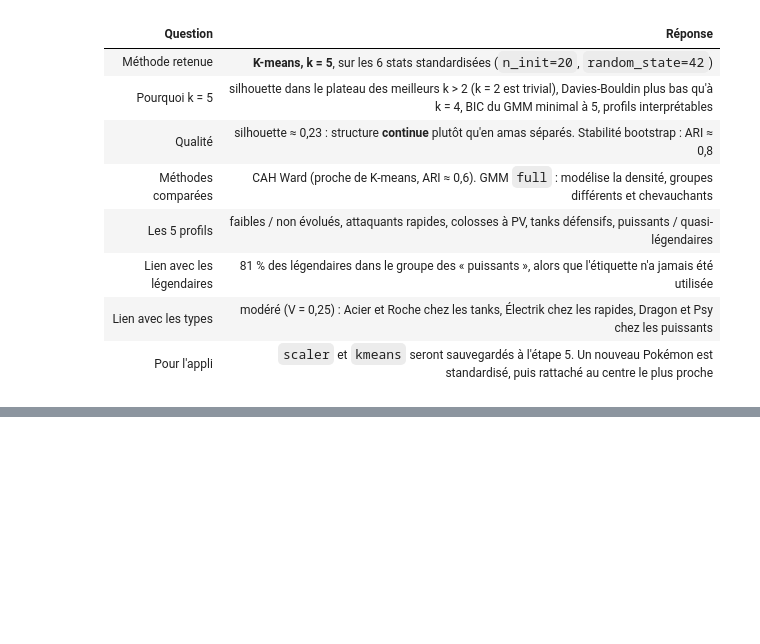
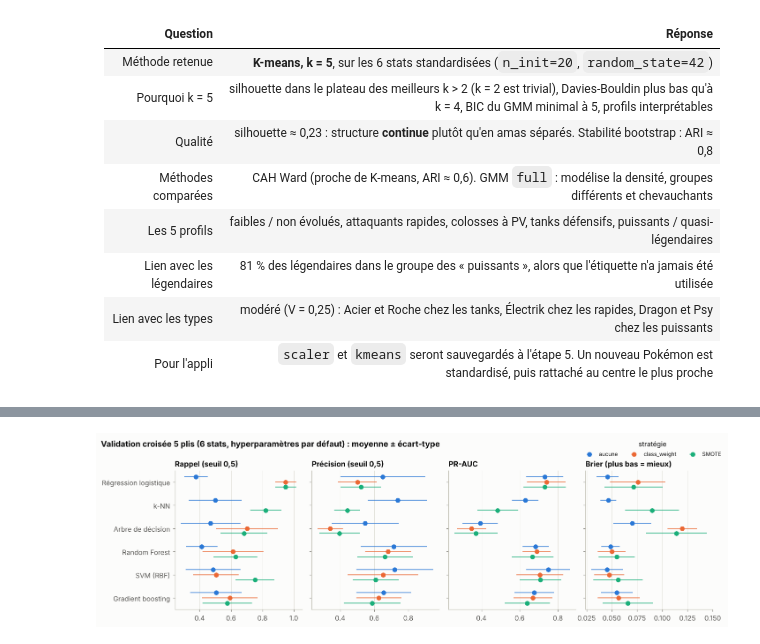
Before and after one commit to iceteeframboise/pokedex, a Jupyter notebook: notebooks/1_tabulaire.ipynb, the cells around one changed output, grey strips where cells are left out. Cells and saved outputs as stored; diff of their text form; code cells hidden in the pictures; blank space fills up the shorter version.

```diff
--- a/notebooks/1_tabulaire.ipynb
+++ b/notebooks/1_tabulaire.ipynb
@@ -1147,0 +1401,26 @@ plt.show()
+# %%
+fig, axes = plt.subplots(1, 4, figsize=(13, 4), sharey=True)
+modeles = list(base_models(None))
+strat_col = {"none": SERIES[0], "balanced": SERIES[1], "smote": SERIES[2]}
+strat_lab = {"none": "aucune", "balanced": "class_weight", "smote": "SMOTE"}
+for ax, (met, titre) in zip(axes, [("recall", "Rappel (seuil 0,5)"), ("precision", "Précision (seuil 0,5)"),
+                                   ("pr_auc", "PR-AUC"), ("brier", "Brier (plus bas = mieux)")]):
+    for j, s in enumerate(["none", "balanced", "smote"]):
+        ys = [i + (j - 1) * 0.22 for i in range(len(modeles))]
+        vals = [comp.loc[(m, s), met] if (m, s) in comp.index else np.nan for m in modeles]
+        errs = [comp_std.loc[(m, s), met] if (m, s) in comp.index else np.nan for m in modeles]
+        ax.errorbar(vals, ys, xerr=errs, fmt="o", ms=6, color=strat_col[s], ecolor=strat_col[s],
+                    elinewidth=1, capsize=0, label=strat_lab[s])
+    ax.set_title(titre)
+    ax.grid(axis="y", visible=False)
+axes[0].set_yticks(range(len(modeles)), modeles)
+axes[0].invert_yaxis()
+fig.suptitle("Validation croisée 5 plis (6 stats, hyperparamètres par défaut) : moyenne ± écart-type",
+             x=0.01, ha="left", fontweight="bold")
+fig.tight_layout()
+h, l = axes[0].get_legend_handles_labels()
+fig.legend(h, l, title="stratégie", fontsize=8, ncol=3, loc="upper right", bbox_to_anchor=(1, 1.0))
+save_fig(fig, "22_strategies_desequilibre")
+plt.show()
+# %% [output]
+[figure, added]
```
Also changed, not shown: parts of 45 cells of this notebook, 10 other files.
